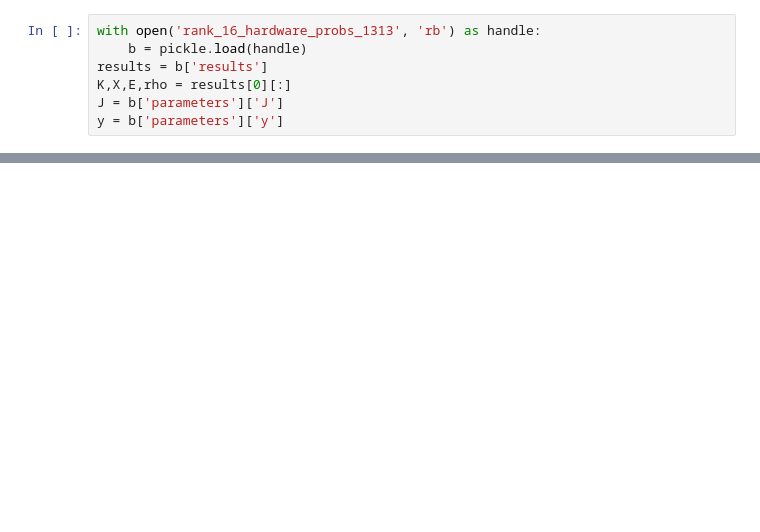
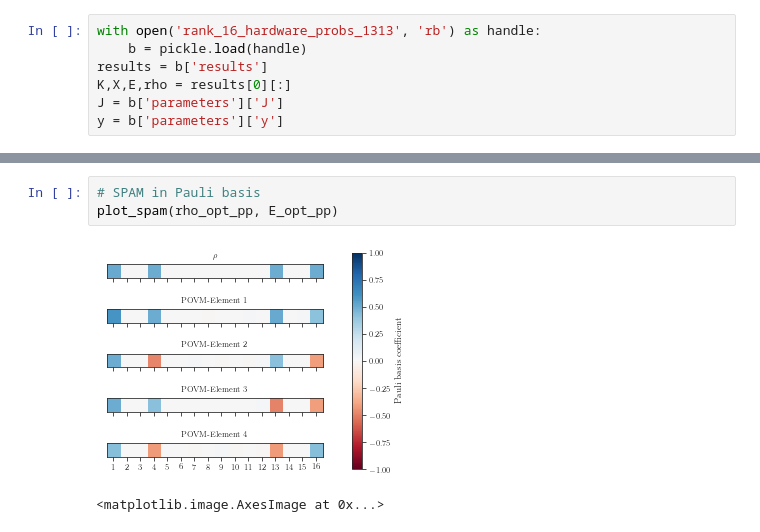
Before and after one commit to rabrie/qibocal, a Jupyter notebook: 2q_exp/2q sequence_analysis.ipynb, the cells around one changed output, grey strips where cells are left out. Saved outputs shown, nothing was run; the diff lists cells and outputs as text; blank space fills up the shorter version.

```diff
--- a/2q_exp/2q sequence_analysis.ipynb
+++ b/2q_exp/2q sequence_analysis.ipynb
@@ -446,0 +445,6 @@ print(np.sort(np.abs(la.eig(X_choi[5])[0]))[::-1])
+# %%
+# SPAM in Pauli basis
+plot_spam(rho_opt_pp, E_opt_pp)
+# %% [output]
+[figure, added]
+<matplotlib.image.AxesImage at 0x...>
```
Also changed, not shown: parts of 9 cells of this notebook, 2 other files.
